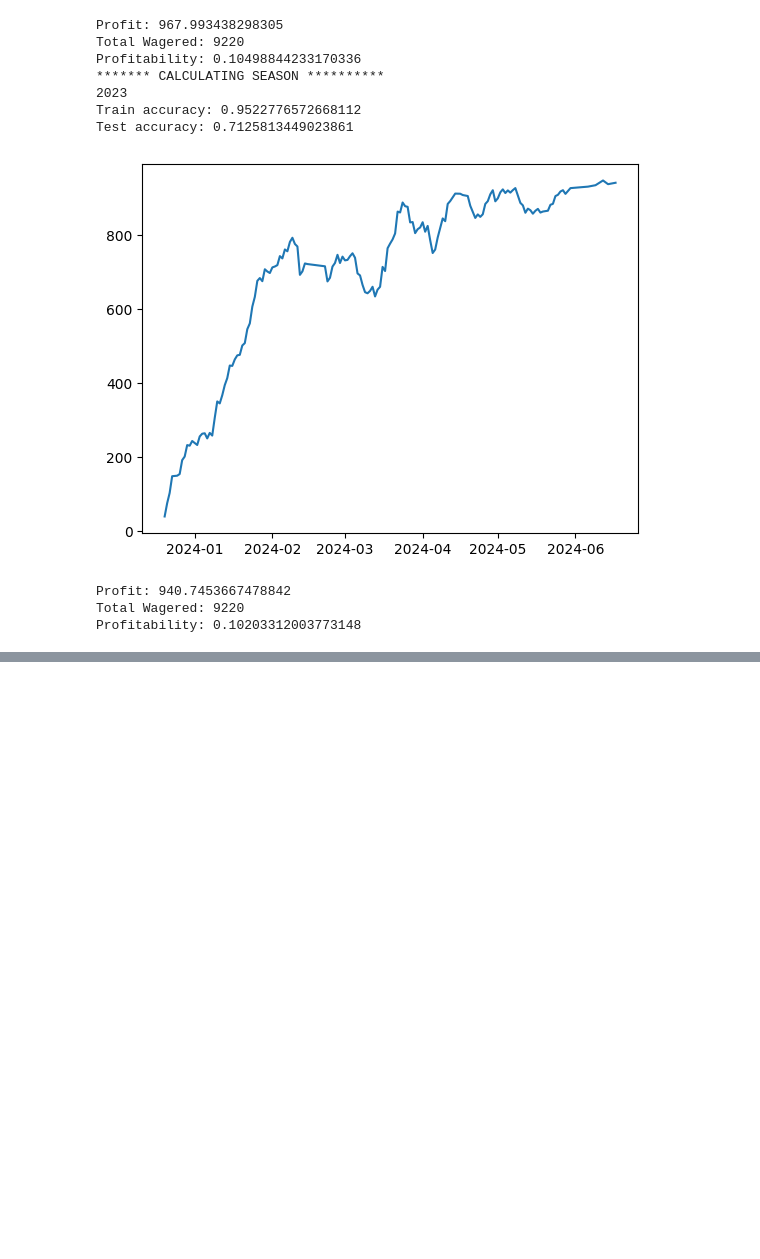
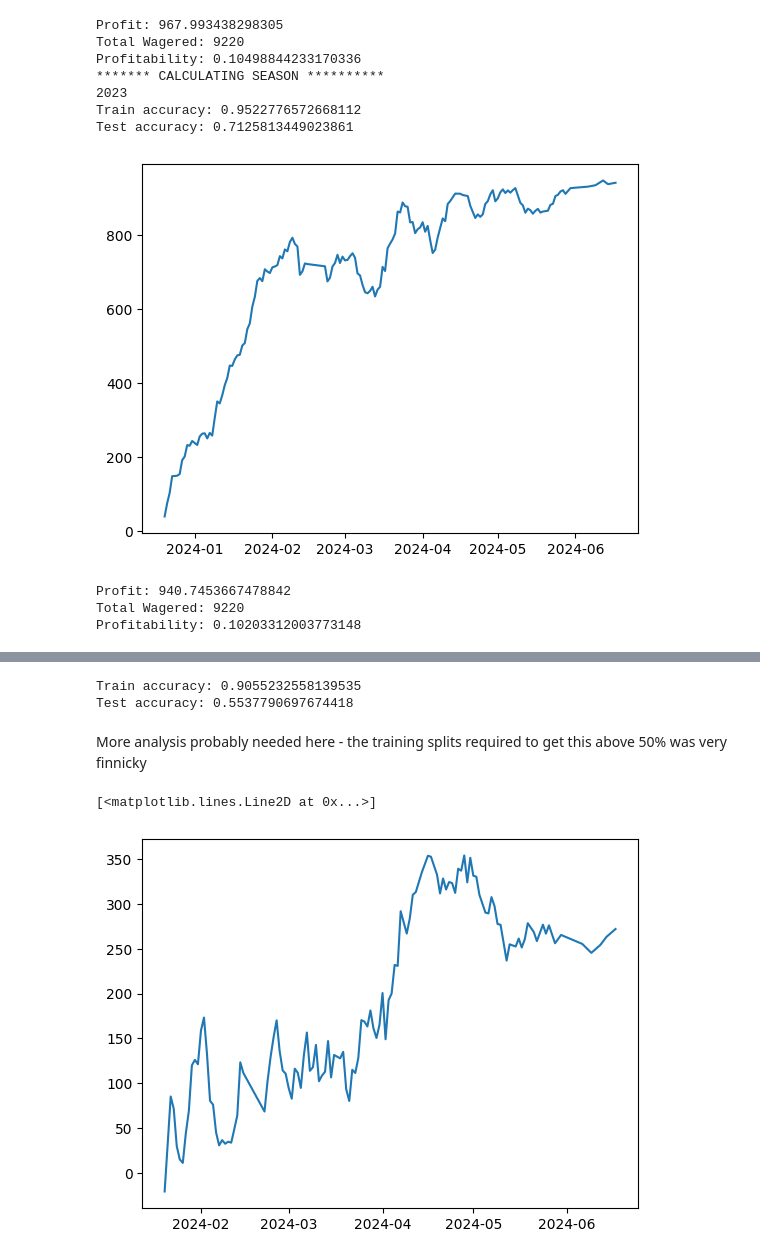
Before and after one commit to dgliwa/nba-pickem, a Jupyter notebook: notebooks/predict_wins.ipynb, the cells around one changed output, grey strips where cells are left out. Cells and saved outputs as stored; diff of their text form; code cells hidden in the pictures; blank space fills up the shorter version.

Commit message:
Trying out a spread based model

```diff
--- a/notebooks/predict_wins.ipynb
+++ b/notebooks/predict_wins.ipynb
@@ -1059,0 +1064,3 @@ Combining those results with the money line odds for the remaining games (2/3 th
+# %%
+spreads = pd.read_csv('data/odds_raw/spreads.csv')
+spreads.head()
@@ -1059,0 +1096,4 @@ Combining those results with the money line odds for the remaining games (2/3 th
+# %%
+games_with_spreads = games.merge(spreads, left_on=["GAME_DATE_EST", "HOME_TEAM_ID", "VISITOR_TEAM_ID"], right_on=["DATE", "HOME_TEAM_ID", "VISITOR_TEAM_ID"])
+games_with_spreads.columns = [c.upper() for c in games_with_spreads.columns]
+games_with_spreads.head()
@@ -1059,0 +1269,45 @@ Combining those results with the money line odds for the remaining games (2/3 th
+# %%
+season = prepared_games_with_spreads.loc[(prepared_games_with_spreads['SEASON'] == 2023)].sort_values(by="GAME_DATETIME")
+splits = np.array_split(season, 4)
+train = pd.concat(splits[0:2])
+X_train, y_train = train[feat_cols], train[target]
+
+test = pd.concat(splits[2:4])
+X_test, y_test = test[feat_cols], test[target]
+clf = RandomForestClassifier(random_state=42, n_jobs=2, n_estimators=1000, max_depth=7, bootstrap=True)
+clf.fit(X_train, y_train)
+print('Train accuracy:',clf.score(X_train, y_train))
+print('Test accuracy:', clf.score(X_test, y_test))
+
+test["PREDICTION"] = clf.predict(X_test)
+# %% [output]
+Train accuracy: 0.9055232558139535
+Test accuracy: 0.5537790697674418
+# %% [markdown]
+More analysis probably needed here - the training splits required to get this above 50% was very finnicky
+# %%
+def apply_win_odds(row, wager=10.0):
+  if row["PREDICTION"] == 1 and row["SPREAD_COVERED_BY_FAVORITE"] == 1: # Correct favorite cover prediction
+    odds = row["FAVORITE_TEAM_ODDS"]
+    if odds is None:
+      return 0
+    if odds < 0:
+      return wager * (100 / abs(odds))
+    else:
+      return wager * (odds / 100)
+  elif row["PREDICTION"] == 0 and row["SPREAD_COVERED_BY_FAVORITE"] == 0: # Correct underdog cover prediction
+    odds = row["UNDERDOG_TEAM_ODDS"]
+    if odds is None:
+      return 0
+    if odds < 0:
+      return wager * (100 / abs(odds))
+    else:
+      return wager * (odds / 100)
+  else: # Incorrect predictions
+    return -wager
+
+test["PROFIT"] = test.apply(apply_win_odds, axis=1)
+plt.plot(test["GAME_DATETIME_OBJ"].unique(), test.groupby("GAME_DATETIME_OBJ")["PROFIT"].sum().cumsum())
+# %% [output]
+[<matplotlib.lines.Line2D at 0x...>]
+[figure, added]
```
Also changed, not shown: parts of 14 cells of this notebook, 1 other file.
